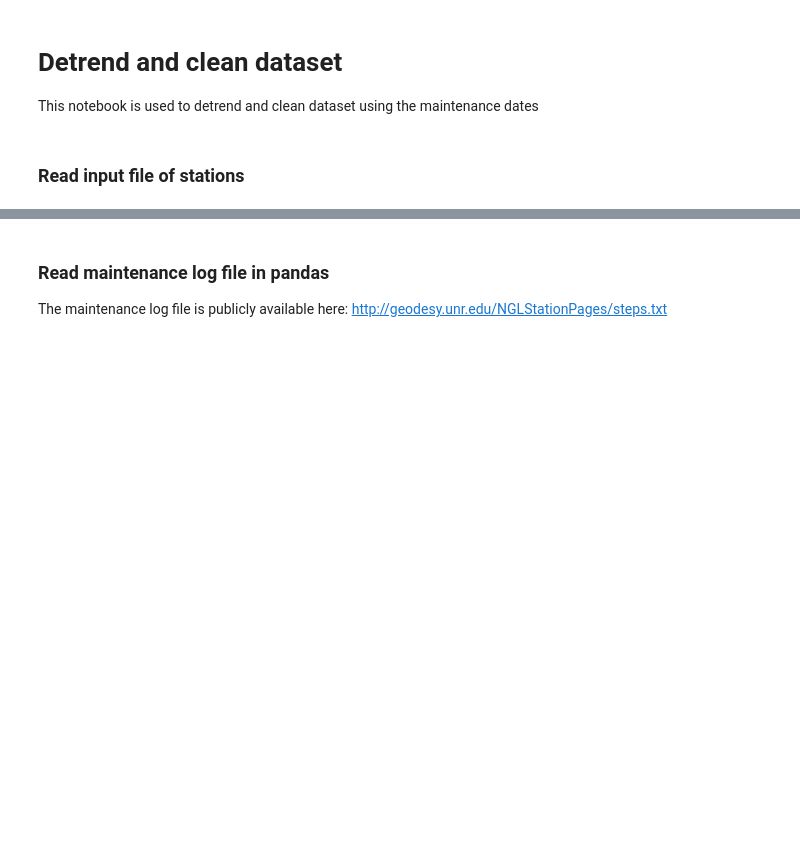
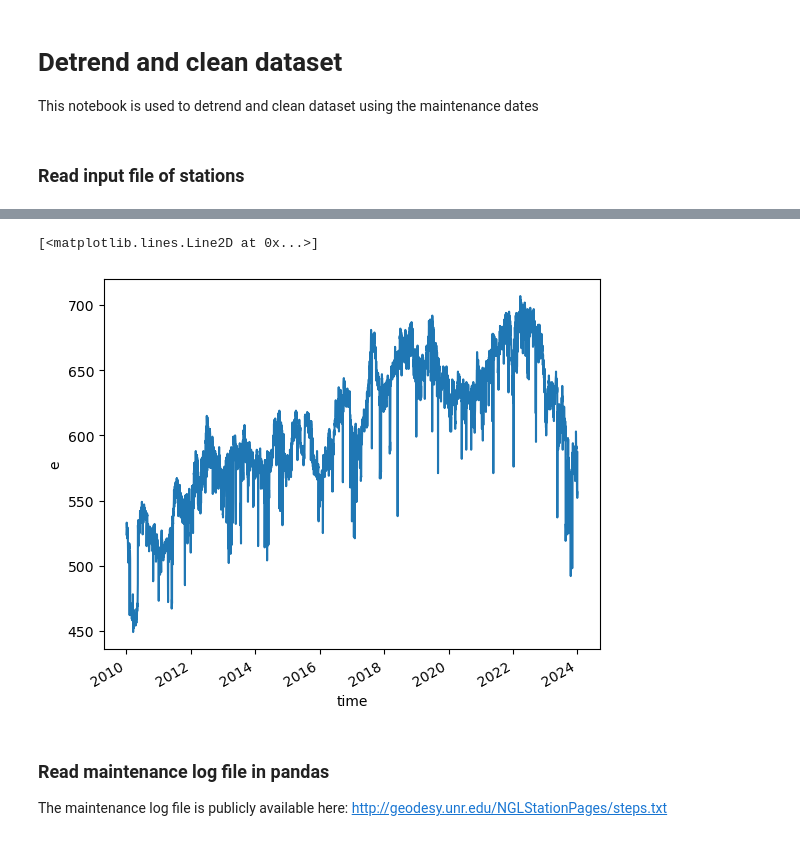
Before and after one commit to UO-Geophysics/daily_GNSS_denoising, a Jupyter notebook: preprocessing/station_maintenance_correction.ipynb, the cells around one changed output, grey strips where cells are left out. Drawn from its saved outputs; the diff is of its cells as text; code cells hidden in the pictures; blank space fills up the shorter version.

```diff
--- a/preprocessing/station_maintenance_correction.ipynb
+++ b/preprocessing/station_maintenance_correction.ipynb
@@ -9,6 +9,6 @@ import matplotlib.pyplot as plt
 # %% [markdown]
 ### Read input file of stations
 # %%
-ds = xr.open_dataset("../data/raw_daily_CWU.nc").sel(time=slice("2010-01-01", "2024-01-01"))
+ds = xr.open_dataset("../data/daily_UNR.nc").sel(time=slice("2010-01-01", "2024-01-01"))
 ds = ds.dropna(dim="station", how="all", subset=['e'])
 ds
@@ -15,3 +28,9 @@ ds
+# %%
+non_nan_counts = ds['e'].notnull().sum(dim='station')
+non_nan_counts.plot()
+# %% [output]
+[<matplotlib.lines.Line2D at 0x...>]
+[figure, added]
 # %% [markdown]
 ### Read maintenance log file in pandas
 
```
Also changed, not shown: parts of 10 cells of this notebook, 8 other files.
